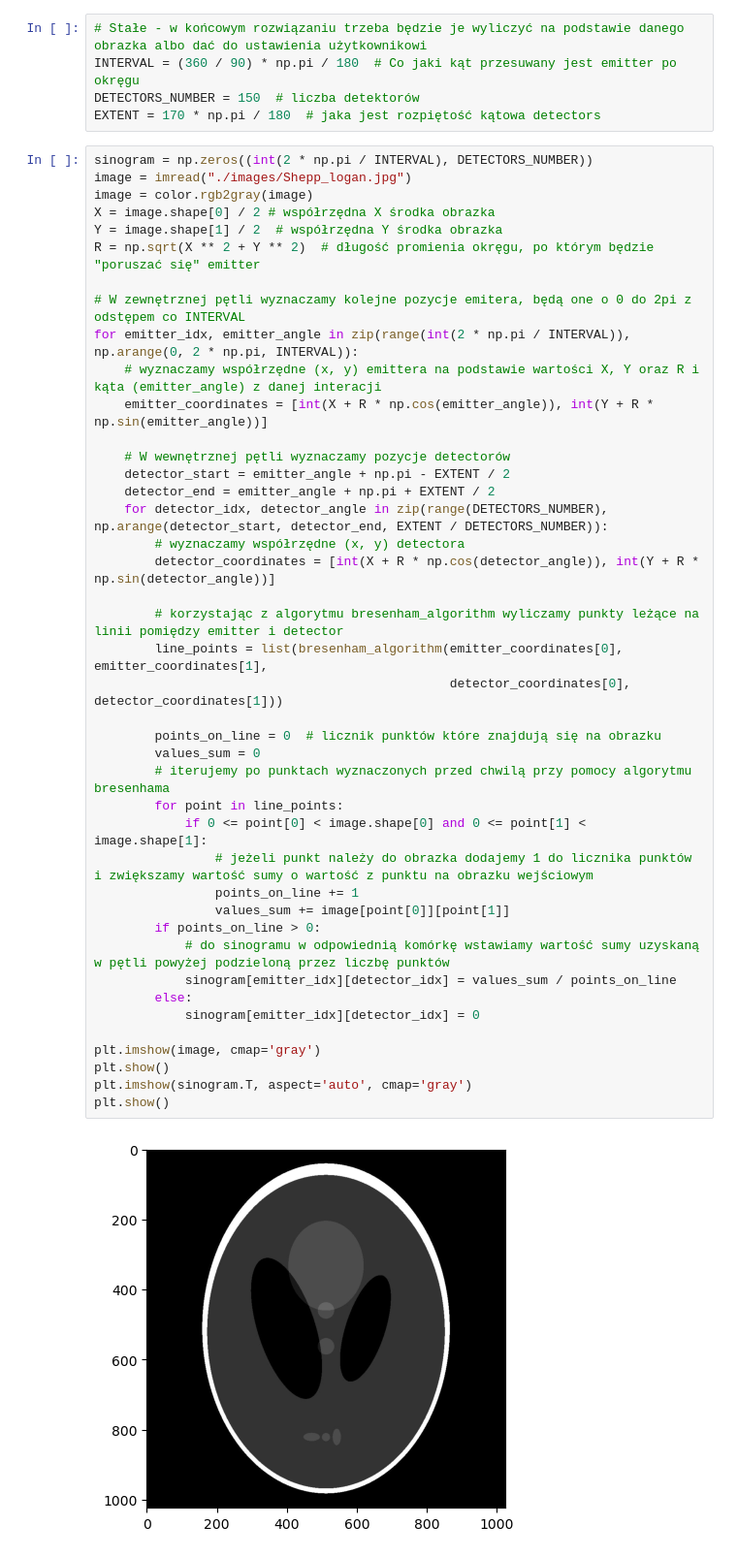
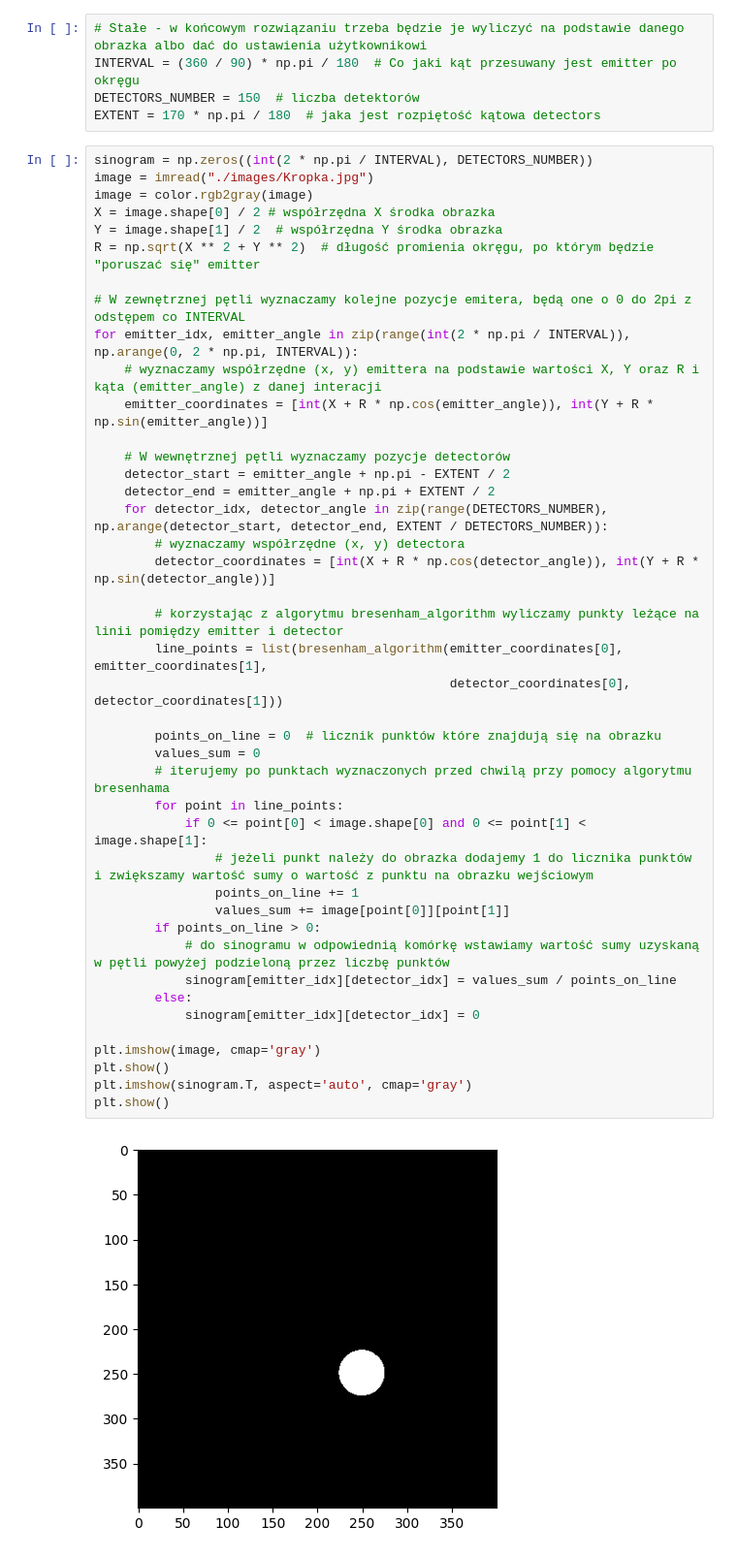
Before and after one commit to anras5/Tomograf, a Jupyter notebook: tomograf.ipynb, the cells around one changed output. Shown at 97% size. Cells and saved outputs as stored; diff of their text form.

```diff
--- a/tomograf.ipynb
+++ b/tomograf.ipynb
@@ -12,7 +12,7 @@ DETECTORS_NUMBER = 150  # liczba detektorów
 EXTENT = 170 * np.pi / 180  # jaka jest rozpiętość kątowa detectors
 # %%
 sinogram = np.zeros((int(2 * np.pi / INTERVAL), DETECTORS_NUMBER))
-image = imread("./images/Shepp_logan.jpg")
+image = imread("./images/Kropka.jpg")
 image = color.rgb2gray(image)
 X = image.shape[0] / 2 # współrzędna X środka obrazka
 Y = image.shape[1] / 2  # współrzędna Y środka obrazka
@@ -26,31 +26,31 @@ for emitter_idx, emitter_angle in zip(range(int(2 * np.pi / INTERVAL)), np.arang
     # W wewnętrznej pętli wyznaczamy pozycje detectorów
     detector_start = emitter_angle + np.pi - EXTENT / 2
     detector_end = emitter_angle + np.pi + EXTENT / 2
     for detector_idx, detector_angle in zip(range(DETECTORS_NUMBER), np.arange(detector_start, detector_end, EXTENT / DETECTORS_NUMBER)):
         # wyznaczamy współrzędne (x, y) detectora
         detector_coordinates = [int(X + R * np.cos(detector_angle)), int(Y + R * np.sin(detector_angle))]
 
         # korzystając z algorytmu bresenham_algorithm wyliczamy punkty leżące na linii pomiędzy emitter i detector
         line_points = list(bresenham_algorithm(emitter_coordinates[0], emitter_coordinates[1],
                                                detector_coordinates[0], detector_coordinates[1]))
 
         points_on_line = 0  # licznik punktów które znajdują się na obrazku
         values_sum = 0
         # iterujemy po punktach wyznaczonych przed chwilą przy pomocy algorytmu bresenhama
         for point in line_points:
             if 0 <= point[0] < image.shape[0] and 0 <= point[1] < image.shape[1]:
                 # jeżeli punkt należy do obrazka dodajemy 1 do licznika punktów i zwiększamy wartość sumy o wartość z punktu na obrazku wejściowym
                 points_on_line += 1
                 values_sum += image[point[0]][point[1]]
         if points_on_line > 0:
             # do sinogramu w odpowiednią komórkę wstawiamy wartość sumy uzyskaną w pętli powyżej podzieloną przez liczbę punktów
             sinogram[emitter_idx][detector_idx] = values_sum / points_on_line
         else:
             sinogram[emitter_idx][detector_idx] = 0
 
 plt.imshow(image, cmap='gray')
 plt.show()
 plt.imshow(sinogram.T, aspect='auto', cmap='gray')
 plt.show()
 # %% [output]
-[figure, old version]
+[figure, new version]
```
Also changed, not shown: parts of 2 cells of this notebook, 5 other files.
